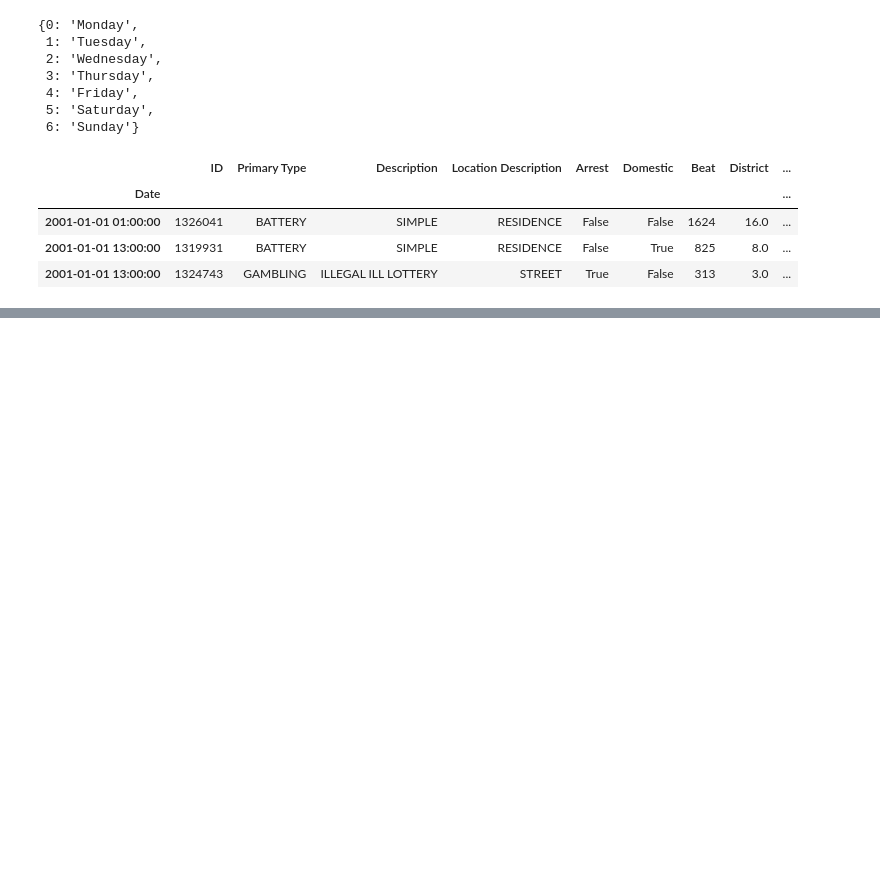
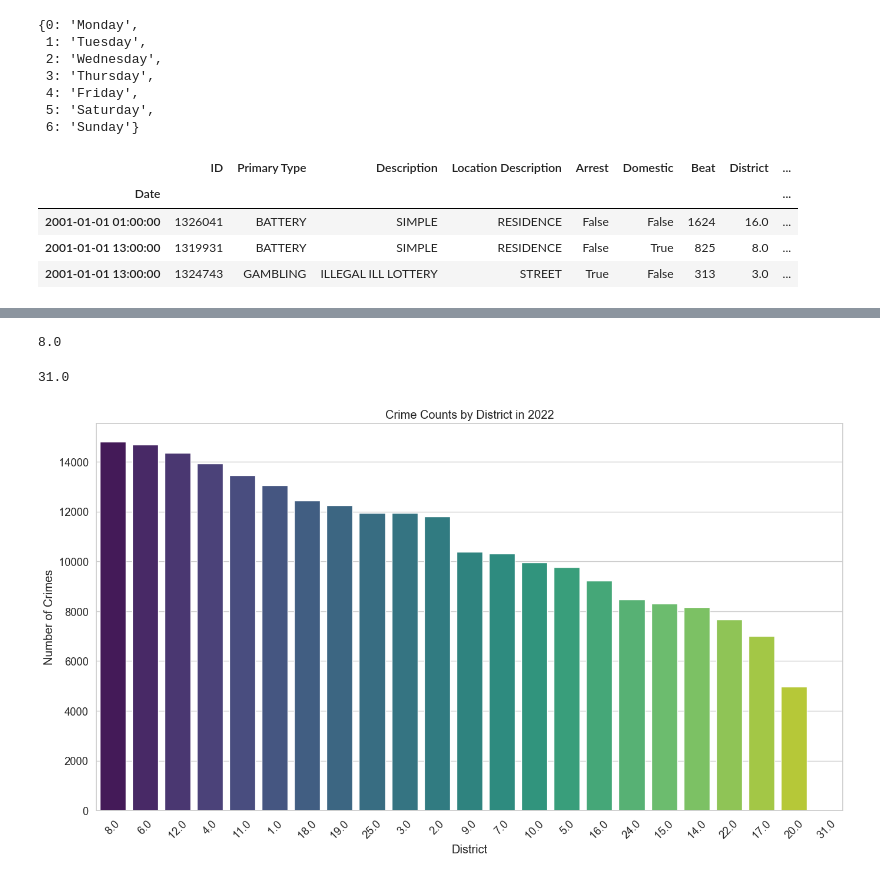
Before and after one commit to ruelanthonyb/Crime-Analysis-Project, a Jupyter notebook: Project 3 - Part 1 (Core).ipynb, the cells around one changed output, grey strips where cells are left out. Cells and saved outputs as stored; diff of their text form; code cells hidden in the pictures; blank space fills up the shorter version.

```diff
--- a/Project 3 - Part 1 (Core).ipynb
+++ b/Project 3 - Part 1 (Core).ipynb
@@ -718,0 +356,27 @@ result.plot()
+# %%
+# District with the most crimes
+most_crimes_district = district_crimes_2022.idxmax()
+most_crimes_district
+# %% [output]
+8.0
+# %%
+# District with the least crimes
+least_crimes_district = district_crimes_2022.idxmin()
+least_crimes_district
+# %% [output]
+31.0
+# %%
+# Filtering the DataFrame for the year 2022
+df_2022 = chicago_df.loc['2022']
+
+# Visualization
+plt.figure(figsize=(14, 8))
+ax = sns.countplot(x='District', data=df_2022, palette='viridis', order = df_2022['District'].value_counts().index)
+ax.set_title('Crime Counts by District in 2022')
+ax.set_xlabel('District')
+ax.set_ylabel('Number of Crimes')
+ax.set_xticklabels(ax.get_xticklabels(), rotation=45)
+plt.tight_layout()
+plt.show()
+# %% [output]
+[figure, added]
```
Also changed, not shown: parts of 56 cells of this notebook.
